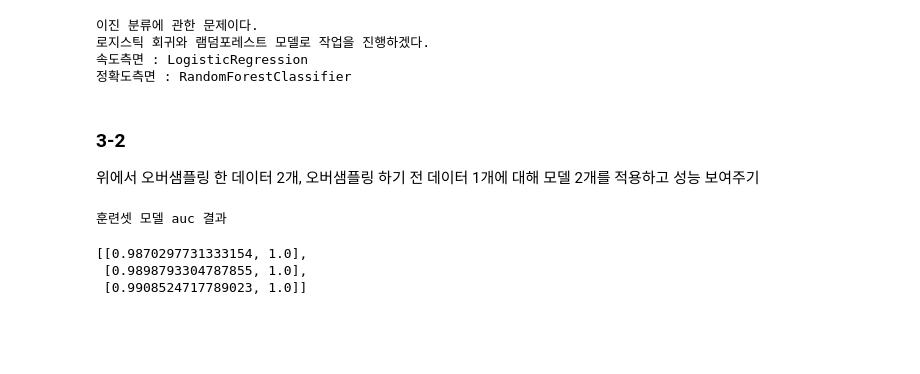
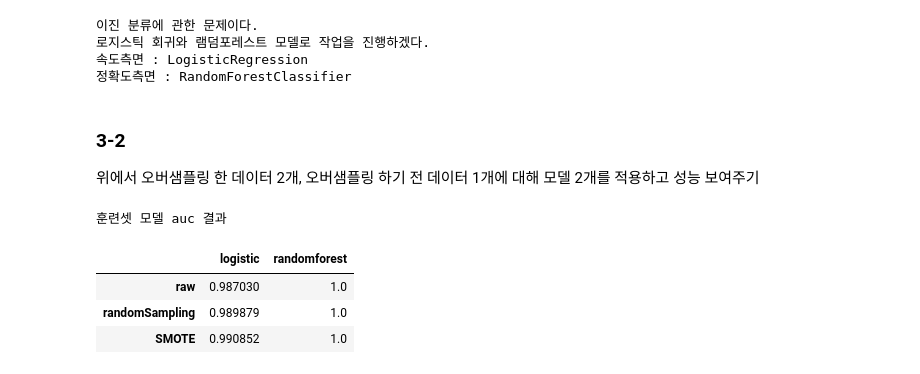
Before and after one commit to johyunkang/adp_certificate, a Jupyter notebook: adp_23_1.ipynb, the cells around one changed output. Cells and saved outputs as stored; diff of their text form; code cells hidden in the pictures; blank space fills up the shorter version.

```diff
--- a/adp_23_1.ipynb
+++ b/adp_23_1.ipynb
@@ -440,34 +441,38 @@ for train_x, train_y in [(x_train, y_train), (x_samp, y_samp), (smote_x_samp, sm
     testx = sc.transform(testx)
 
     lrstart = time.time()
     lr = LogisticRegression()
     lr.fit(trainx, train_y)
     lrend = time.time() - lrstart
 
     pred_lr = lr.predict(testx)
     auc_lr_train = roc_auc_score(train_y, lr.predict(trainx))
     auc_lr = roc_auc_score(y_test, pred_lr)
 
     rfstart = time.time()
     rf = RandomForestClassifier()
     rf.fit(trainx, train_y)
     rfend = time.time() - rfstart
 
     pred_rf = rf.predict(testx)
     auc_rf_train = roc_auc_score(train_y, rf.predict(trainx))
     auc_rf = roc_auc_score(y_test, pred_rf)
 
     result_auc_test.append([auc_lr, auc_rf])
     result_time.append([lrend, rfend])
     result_auc_train.append([auc_lr_train, auc_rf_train])
 
 # LogisitcRegression 과 RandomForestClassifier 샘플링방식에 따른 학습 시
 # 정확도와 모델 학습 시간에 대해서 평가했다.
 
 print('훈련셋 모델 auc 결과')
-result_auc_train
+result_auc_trains = pd.DataFrame(result_auc_train)
+result_auc_trains.index = ['raw', 'randomSampling', 'SMOTE']
+result_auc_trains.columns = ['logistic', 'randomforest']
+display(result_auc_trains)
 # %% [output]
 훈련셋 모델 auc 결과
-[[0.9870297731333154, 1.0],
- [0.9898793304787855, 1.0],
- [0.9908524717789023, 1.0]]
+|  | logistic | randomforest |
+| raw | 0.987030 | 1.0 |
+| randomSampling | 0.989879 | 1.0 |
+| SMOTE | 0.990852 | 1.0 |
```
Also changed, not shown: parts of 6 cells of this notebook.
